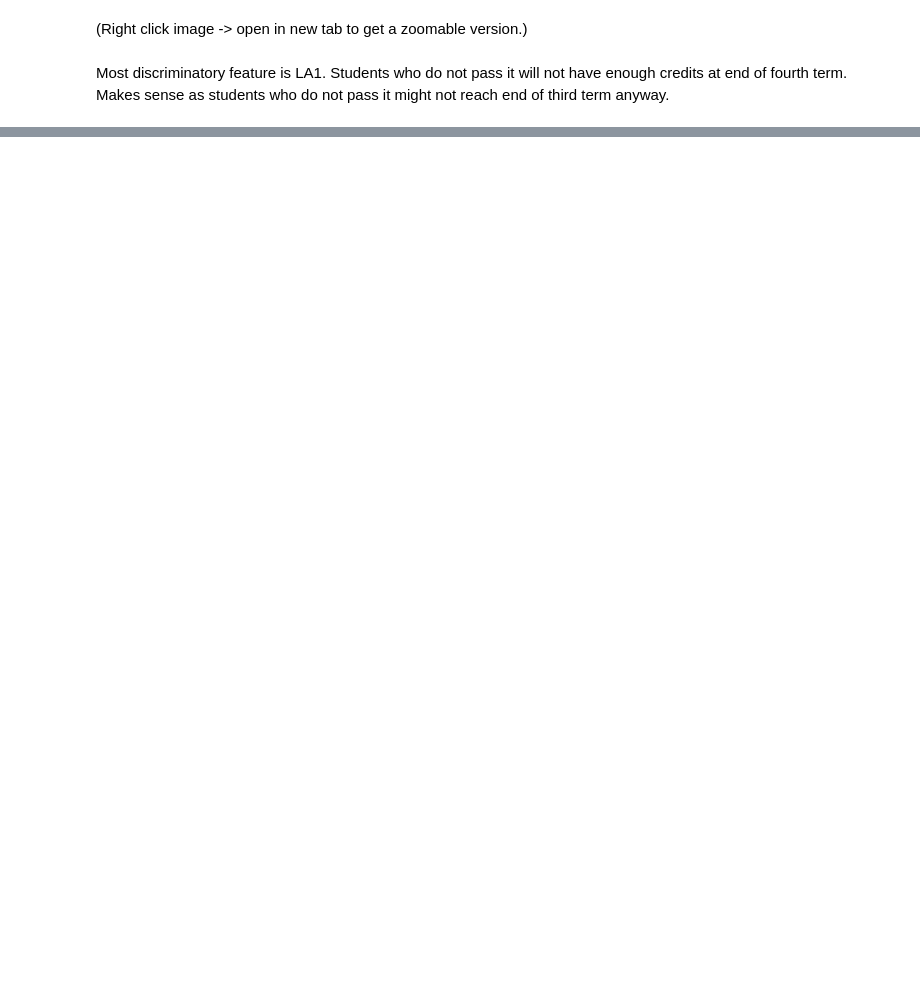
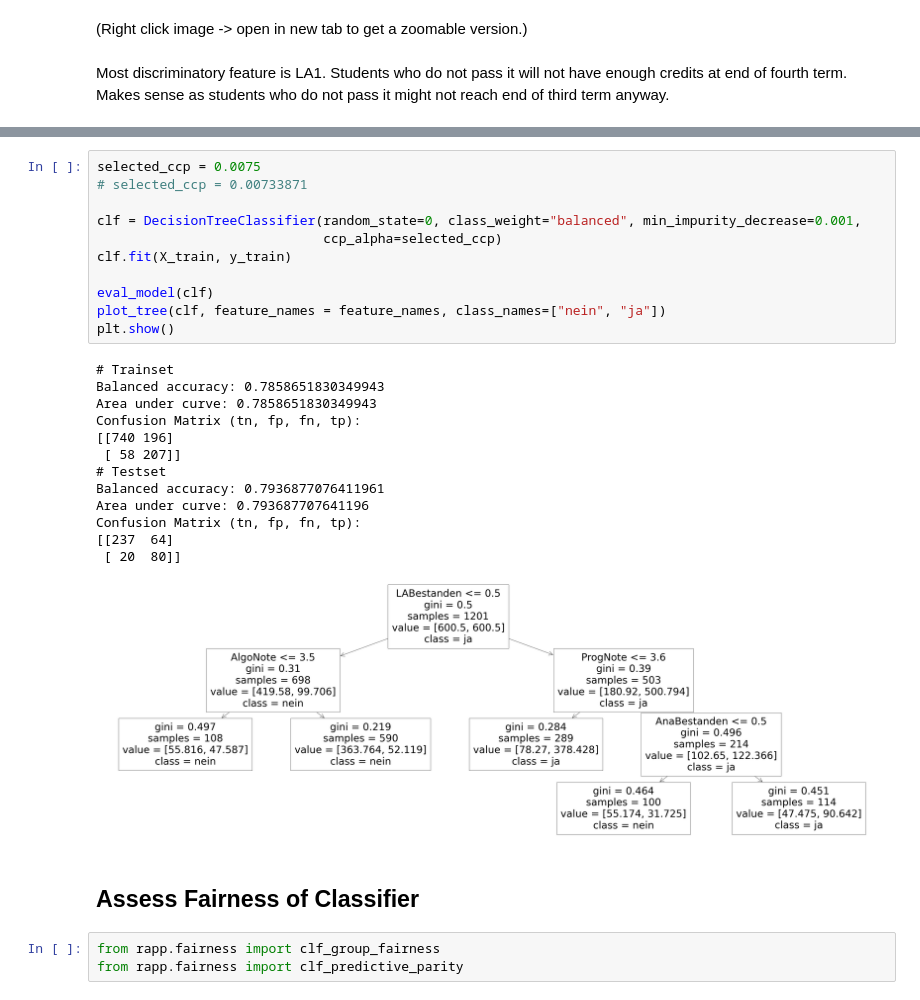
Before and after one commit to hhu-rapp/rapp-tool, a Jupyter notebook: interpretable-model-for-CS-fourth-semester-cp.ipynb, the cells around one changed output, grey strips where cells are left out. Cells and saved outputs as stored; diff of their text form; blank space fills up the shorter version.

Commit message:
Add fairness evaluation to 4th semester CP notebook

```diff
--- a/interpretable-model-for-CS-fourth-semester-cp.ipynb
+++ b/interpretable-model-for-CS-fourth-semester-cp.ipynb
@@ -121,0 +182,30 @@ Makes sense as students who do not pass it might not reach end of third term any
+# %%
+selected_ccp = 0.0075
+# selected_ccp = 0.00733871
+
+clf = DecisionTreeClassifier(random_state=0, class_weight="balanced", min_impurity_decrease=0.001,
+                             ccp_alpha=selected_ccp)
+clf.fit(X_train, y_train)
+
+eval_model(clf)
+plot_tree(clf, feature_names = feature_names, class_names=["nein", "ja"])
+plt.show()
+# %% [output]
+# Trainset
+Balanced accuracy: 0.7858651830349943
+Area under curve: 0.7858651830349943
+Confusion Matrix (tn, fp, fn, tp):
+[[740 196]
+ [ 58 207]]
+# Testset
+Balanced accuracy: 0.7936877076411961
+Area under curve: 0.793687707641196
+Confusion Matrix (tn, fp, fn, tp):
+[[237  64]
+ [ 20  80]]
+[figure, added]
+# %% [markdown]
+## Assess Fairness of Classifier
+# %%
+from rapp.fairness import clf_group_fairness
+from rapp.fairness import clf_predictive_parity
```
Also changed, not shown: parts of 13 cells of this notebook, 2 other files.
